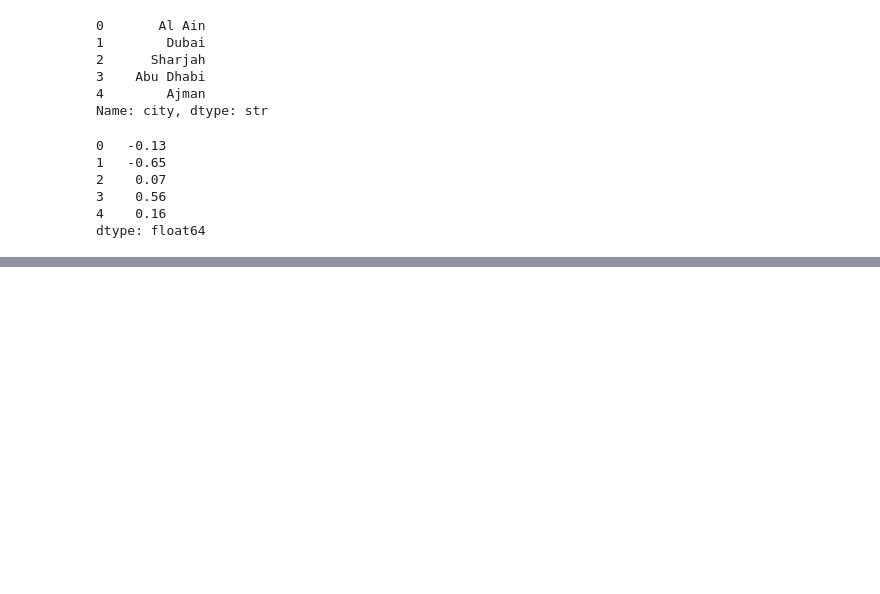
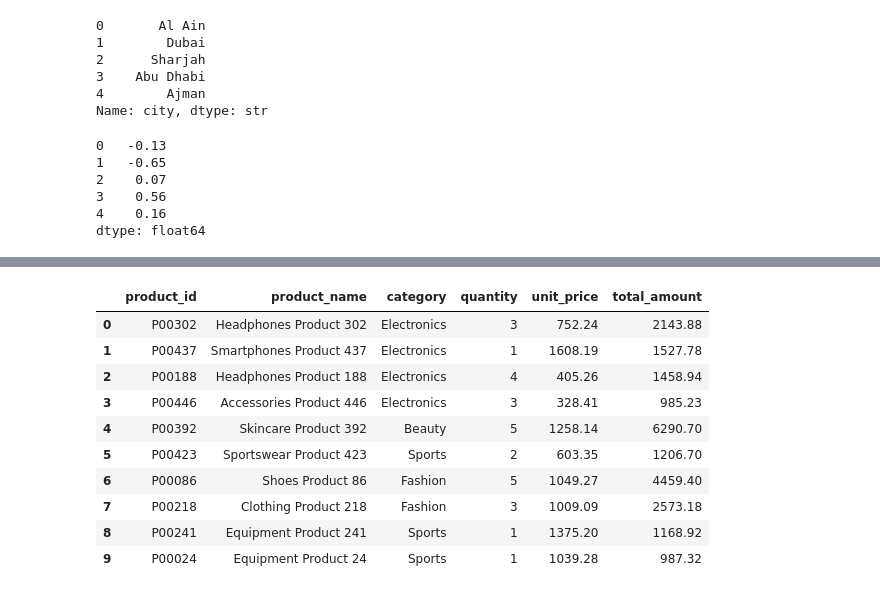
Before and after one commit to Mohammedvahith/E-commerce-Sales-Customer-Analytics, a Jupyter notebook: shopease-analytics/notebooks/03_eda.ipynb, the cells around one changed output, grey strips where cells are left out. Cells and saved outputs as stored; diff of their text form; code cells hidden in the pictures; blank space fills up the shorter version.

```diff
--- a/shopease-analytics/notebooks/03_eda.ipynb
+++ b/shopease-analytics/notebooks/03_eda.ipynb
@@ -2040,0 +2068,21 @@ dtype: float64
+# %%
+# Understand the product columns
+
+display(
+    delivered_sales[
+        ["product_id", "product_name", "category", "quantity",
+         "unit_price", "total_amount"]
+    ].head(10)
+)
+# %% [output]
+|  | product_id | product_name | category | quantity | unit_price | total_amount |
+| 0 | P00302 | Headphones Product 302 | Electronics | 3 | 752.24 | 2143.88 |
+| 1 | P00437 | Smartphones Product 437 | Electronics | 1 | 1608.19 | 1527.78 |
+| 2 | P00188 | Headphones Product 188 | Electronics | 4 | 405.26 | 1458.94 |
+| 3 | P00446 | Accessories Product 446 | Electronics | 3 | 328.41 | 985.23 |
+| 4 | P00392 | Skincare Product 392 | Beauty | 5 | 1258.14 | 6290.70 |
+| 5 | P00423 | Sportswear Product 423 | Sports | 2 | 603.35 | 1206.70 |
+| 6 | P00086 | Shoes Product 86 | Fashion | 5 | 1049.27 | 4459.40 |
+| 7 | P00218 | Clothing Product 218 | Fashion | 3 | 1009.09 | 2573.18 |
+| 8 | P00241 | Equipment Product 241 | Sports | 1 | 1375.20 | 1168.92 |
+| 9 | P00024 | Equipment Product 24 | Sports | 1 | 1039.28 | 987.32 |
```
Also changed, not shown: parts of 13 cells of this notebook.
